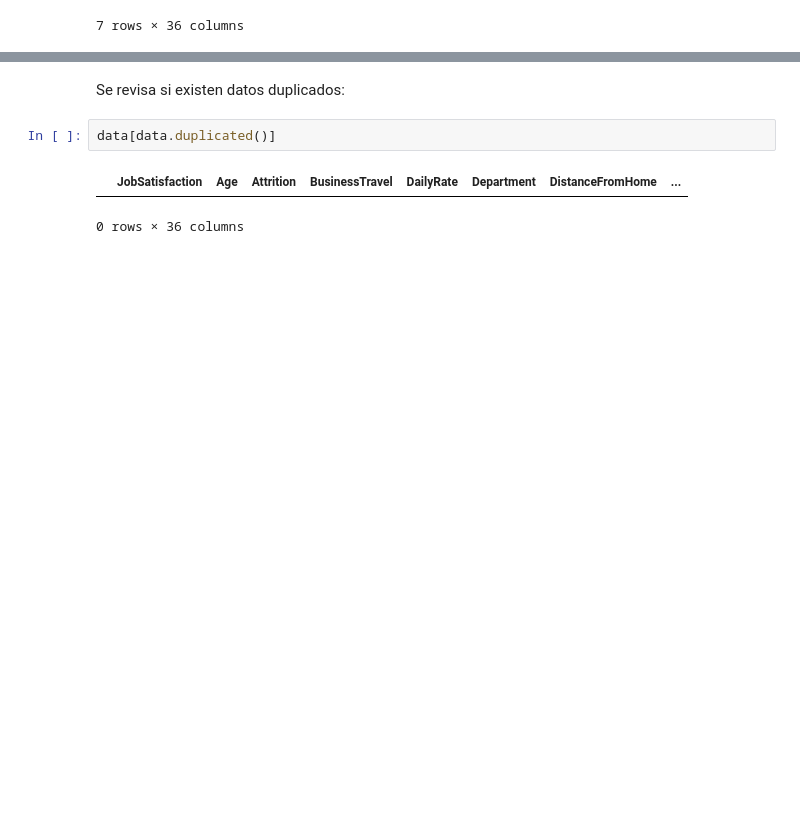
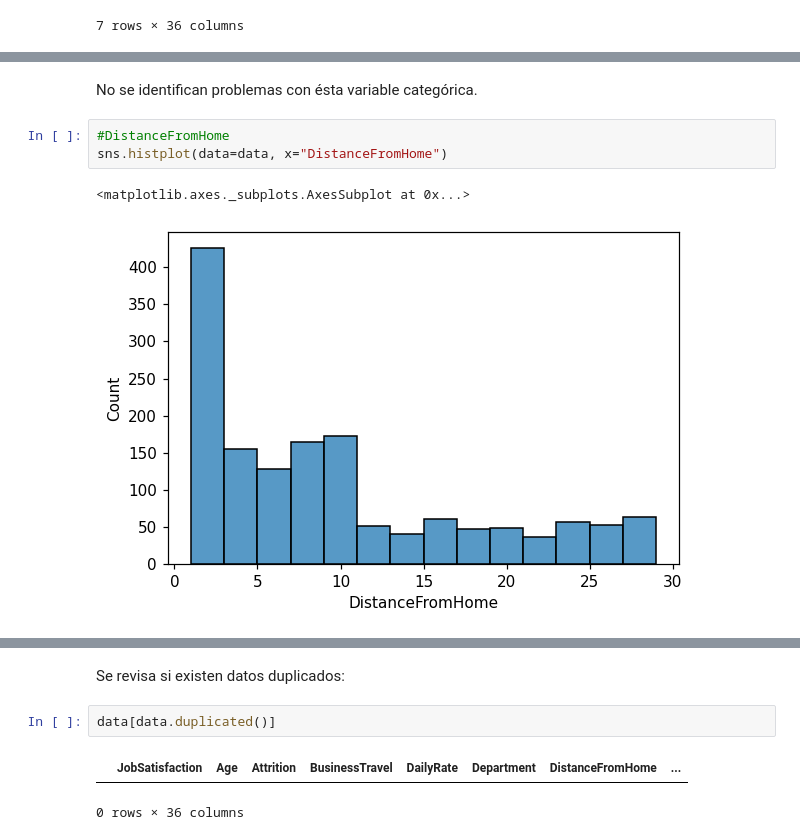
Before and after one commit to davidpolme/Taller3-DataScience, a Jupyter notebook: CDA_Taller3.ipynb, the cells around one changed output, grey strips where cells are left out. Drawn from its saved outputs; the diff is of its cells as text; blank space fills up the shorter version.

```diff
--- a/CDA_Taller3.ipynb
+++ b/CDA_Taller3.ipynb
@@ -300,0 +385,8 @@ data[data['StandardHours'].isnull()]
+# %% [markdown]
+No se identifican problemas con ésta variable categórica.
+# %%
+#DistanceFromHome
+sns.histplot(data=data, x="DistanceFromHome")
+# %% [output]
+<matplotlib.axes._subplots.AxesSubplot at 0x...>
+[figure, added]
```
Also changed, not shown: parts of 38 cells of this notebook.
